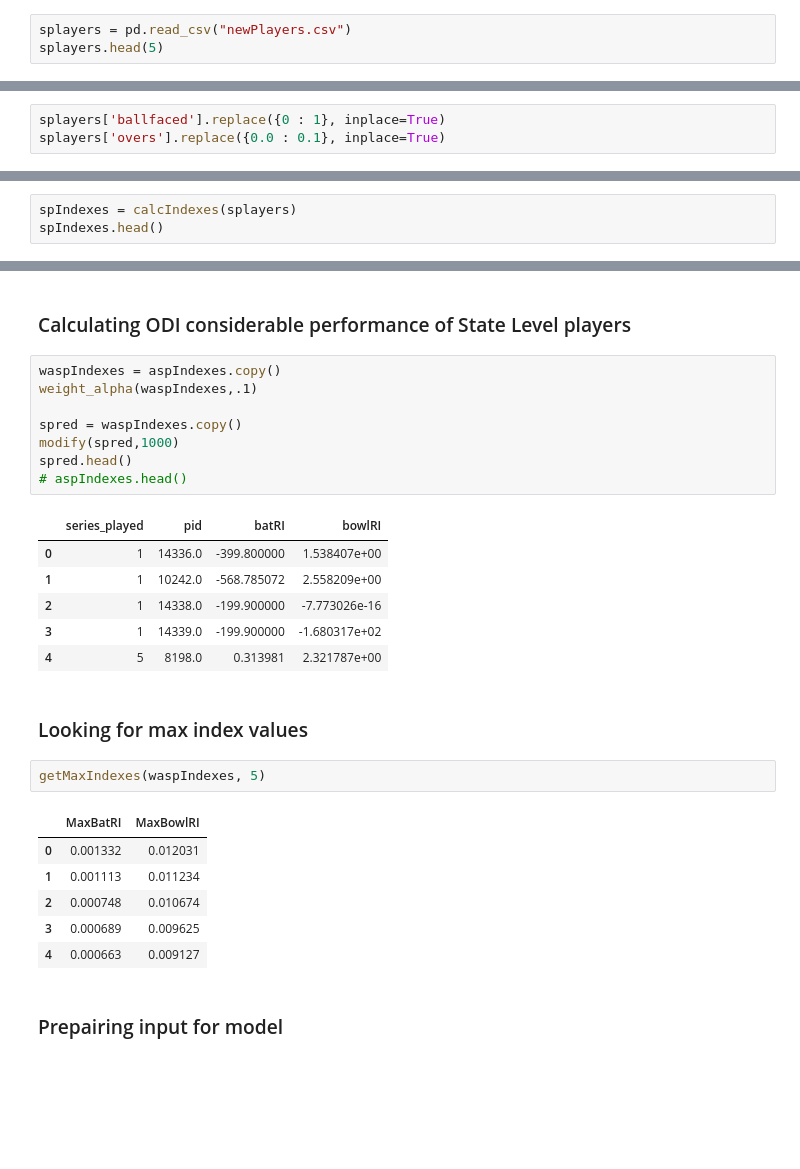
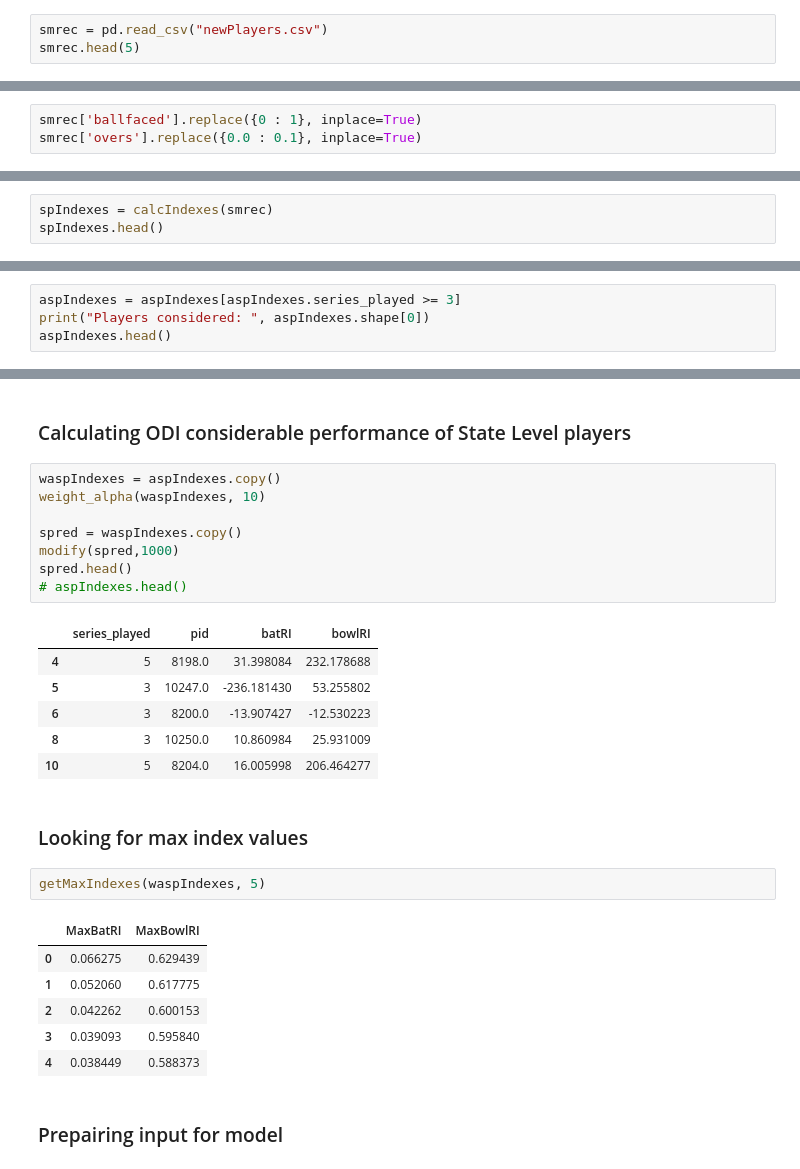
Before and after one commit to chaurasiayush/Player-Recommendation-System, a Jupyter notebook: PRS Whole.ipynb, the cells around one changed output, grey strips where cells are left out. Saved outputs shown, nothing was run; the diff lists cells and outputs as text; blank space fills up the shorter version.

Commit message:
state level player selection criteria functionality added

```diff
--- a/PRS Whole.ipynb
+++ b/PRS Whole.ipynb
@@ -316,8 +307,8 @@ getMaxIndexes(aipIndexes, 5)
 # %% [markdown]
 ### Importing players record from csv file
 # %%
-splayers = pd.read_csv("newPlayers.csv")
-splayers.head(5)
+smrec = pd.read_csv("newPlayers.csv")
+smrec.head(5)
 # %% [output]
 |  | series_code | match_code | team | pid | name | notout | runs | ballfaced | fours | sixes | ... |
 | 0 | 2364 | 15146 | Vidarbha | 574 | S Badrinath | 0 | 0 | 11 | 0 | 0 | ... |
@@ -326,12 +317,12 @@ splayers.head(5)
 | 3 | 2364 | 15146 | Vidarbha | 6286 | Shrikant Wagh | 0 | 0 | 1 | 0 | 0 | ... |
 | 4 | 2364 | 15146 | Vidarbha | 8949 | Akshay Wakhare | 0 | 0 | 2 | 0 | 0 | ... |
 # %%
-splayers['ballfaced'].replace({0 : 1}, inplace=True)
-splayers['overs'].replace({0.0 : 0.1}, inplace=True)
+smrec['ballfaced'].replace({0 : 1}, inplace=True)
+smrec['overs'].replace({0.0 : 0.1}, inplace=True)
 # %% [markdown]
 ### Caluculating series-wise ranking indexes
 # %%
-spIndexes = calcIndexes(splayers)
+spIndexes = calcIndexes(smrec)
 spIndexes.head()
 # %% [output]
 |  | batRI | bowlRI | pid | series_code |
@@ -354,0 +348,4 @@ aspIndexes.head()
+# %%
+aspIndexes = aspIndexes[aspIndexes.series_played >= 3]
+print("Players considered: ", aspIndexes.shape[0])
+aspIndexes.head()
@@ -495,30 +500,30 @@ Accuracy Score:  74.01960784313727 %
 ### Calculating ODI considerable performance of State Level players
 # %%
 waspIndexes = aspIndexes.copy()
-weight_alpha(waspIndexes,.1)
+weight_alpha(waspIndexes, 10)
 
 spred = waspIndexes.copy()
 modify(spred,1000)
 spred.head()
 # aspIndexes.head()
 # %% [output]
 |  | series_played | pid | batRI | bowlRI |
-| 0 | 1 | 14336.0 | -399.800000 | 1.538407e+00 |
-| 1 | 1 | 10242.0 | -568.785072 | 2.558209e+00 |
-| 2 | 1 | 14338.0 | -199.900000 | -7.773026e-16 |
-| 3 | 1 | 14339.0 | -199.900000 | -1.680317e+02 |
-| 4 | 5 | 8198.0 | 0.313981 | 2.321787e+00 |
+| 4 | 5 | 8198.0 | 31.398084 | 232.178688 |
+| 5 | 3 | 10247.0 | -236.181430 | 53.255802 |
+| 6 | 3 | 8200.0 | -13.907427 | -12.530223 |
+| 8 | 3 | 10250.0 | 10.860984 | 25.931009 |
+| 10 | 5 | 8204.0 | 16.005998 | 206.464277 |
 # %% [markdown]
 ### Looking for max index values
 # %%
 getMaxIndexes(waspIndexes, 5)
 # %% [output]
 |  | MaxBatRI | MaxBowlRI |
-| 0 | 0.001332 | 0.012031 |
-| 1 | 0.001113 | 0.011234 |
-| 2 | 0.000748 | 0.010674 |
-| 3 | 0.000689 | 0.009625 |
-| 4 | 0.000663 | 0.009127 |
+| 0 | 0.066275 | 0.629439 |
+| 1 | 0.052060 | 0.617775 |
+| 2 | 0.042262 | 0.600153 |
+| 3 | 0.039093 | 0.595840 |
+| 4 | 0.038449 | 0.588373 |
 # %% [markdown]
 ### Prepairing input for model
 # %%
```
Also changed, not shown: parts of 27 cells of this notebook, 2 other files.
